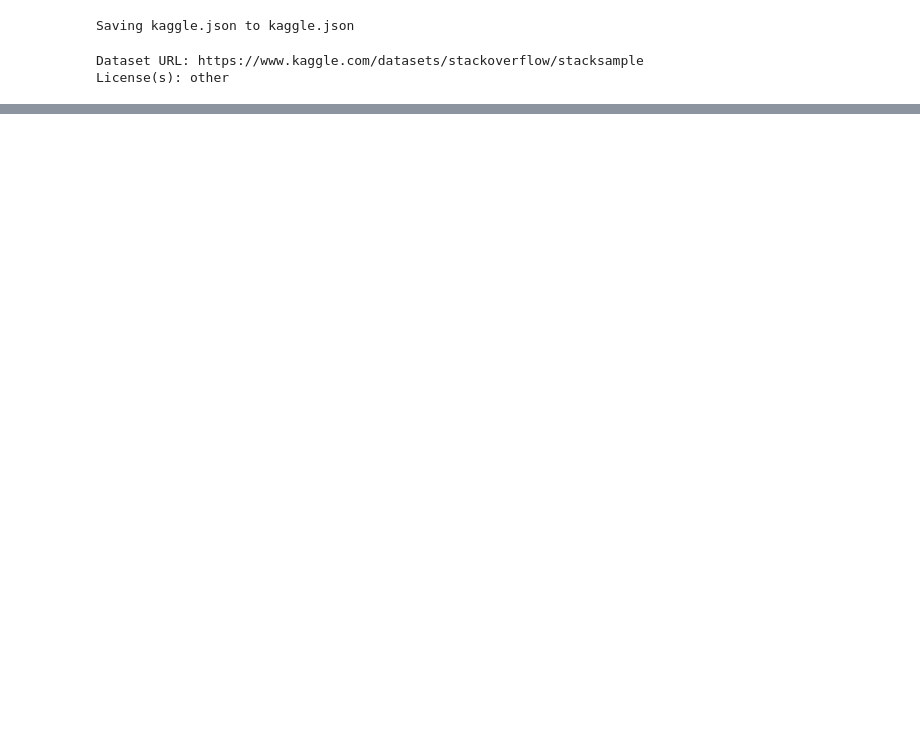
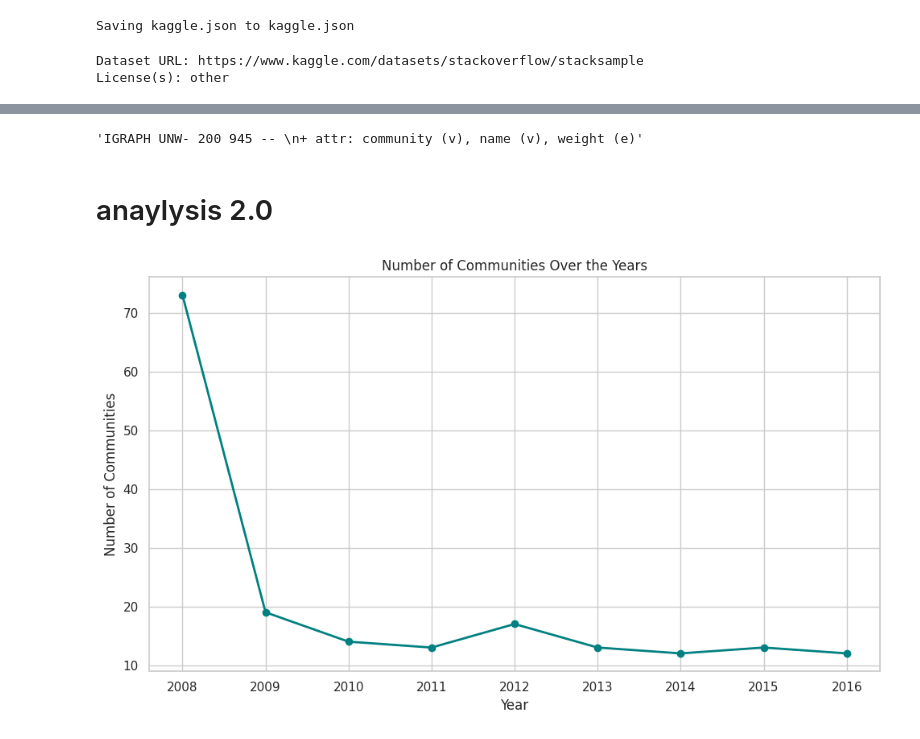
Before and after one commit to ojusgoel/StackOverflow_Network_Analysis, a Jupyter notebook: Network_Science_Project.ipynb, the cells around one changed output, grey strips where cells are left out. Saved outputs shown, nothing was run; the diff lists cells and outputs as text; code cells hidden in the pictures; blank space fills up the shorter version.

```diff
--- a/Network_Science_Project.ipynb
+++ b/Network_Science_Project.ipynb
@@ -181,0 +796,20 @@ plt.show()
+# %%
+def fun():
+  for year in range(2008, 2017):
+    g= Graph()
+    i = get_individual_year(questions_tags_csv, year)
+    vertices = get_top_n_tags_nodes(get_tag_frequencies(i), 200)
+    # print(vertices)
+    g.add_vertices(vertices)
+    cutoff = get_percentile_cutoff(i, vertices, percentile=90)
+    print(cutoff)
+    edges =get_tag_edges(i, vertices, cutoff)
+    # Filter valid edges (nodes must exist in graph)
+    valid_edges = [(src, dst, w) for src, dst, w in edges if src in vertices and dst in vertices]
+    g.add_edges([(src, dst) for src, dst, _ in valid_edges])
+    g.es["weight"] = [w for _, _, w in valid_edges]
+
+    # print(g.summary())
+    communities, community_tags = get_communities_and_tags(g, verbose=True)
+
+fun()
@@ -181,0 +864,2 @@ plt.show()
+# %%
+community_data = fun()
@@ -181,0 +936,28 @@ plt.show()
+# %%
+community_data[2012]['community_tags'][0]  # tags in community 0 in year 2012
+community_data[2016]['graph'].summary()    # graph object for 2016
+# %% [output]
+'IGRAPH UNW- 200 945 -- \n+ attr: community (v), name (v), weight (e)'
+# %% [markdown]
+# anaylysis 2.0
+# %%
+import matplotlib.pyplot as plt
+
+def plot_num_communities(yearly_communities):
+    years = sorted(yearly_communities.keys())
+    num_communities = [len(yearly_communities[year]["communities"]) for year in years]
+
+    plt.figure(figsize=(10, 6))
+    plt.plot(years, num_communities, marker='o', color='teal', linewidth=2)
+    plt.title("Number of Communities Over the Years")
+    plt.xlabel("Year")
+    plt.ylabel("Number of Communities")
+    plt.grid(True)
+    plt.xticks(years)
+    plt.tight_layout()
+    plt.show()
+
+# Call the function
+plot_num_communities(community_data)
+# %% [output]
+[figure, added]
```
Also changed, not shown: parts of 67 cells of this notebook.
